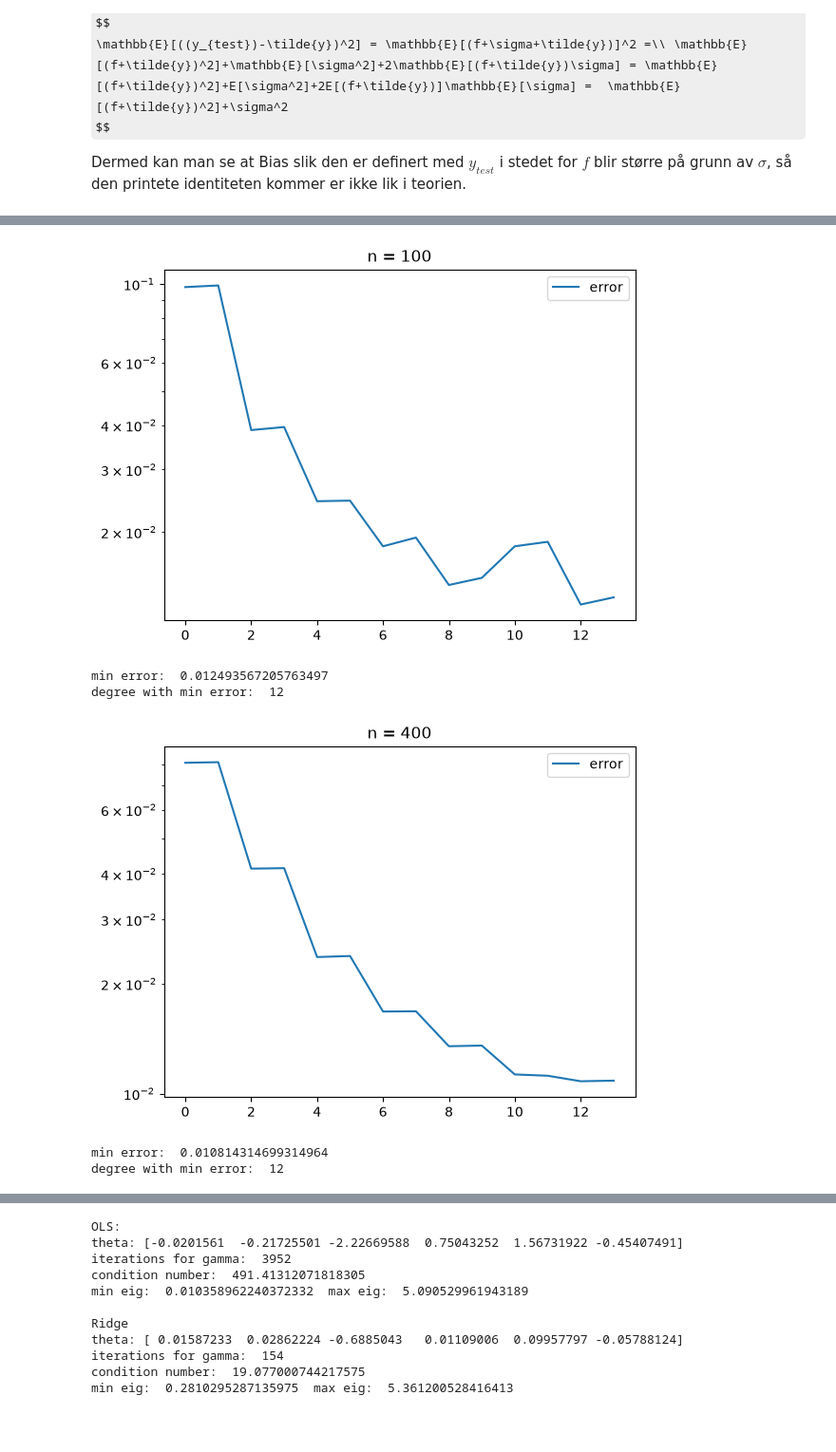
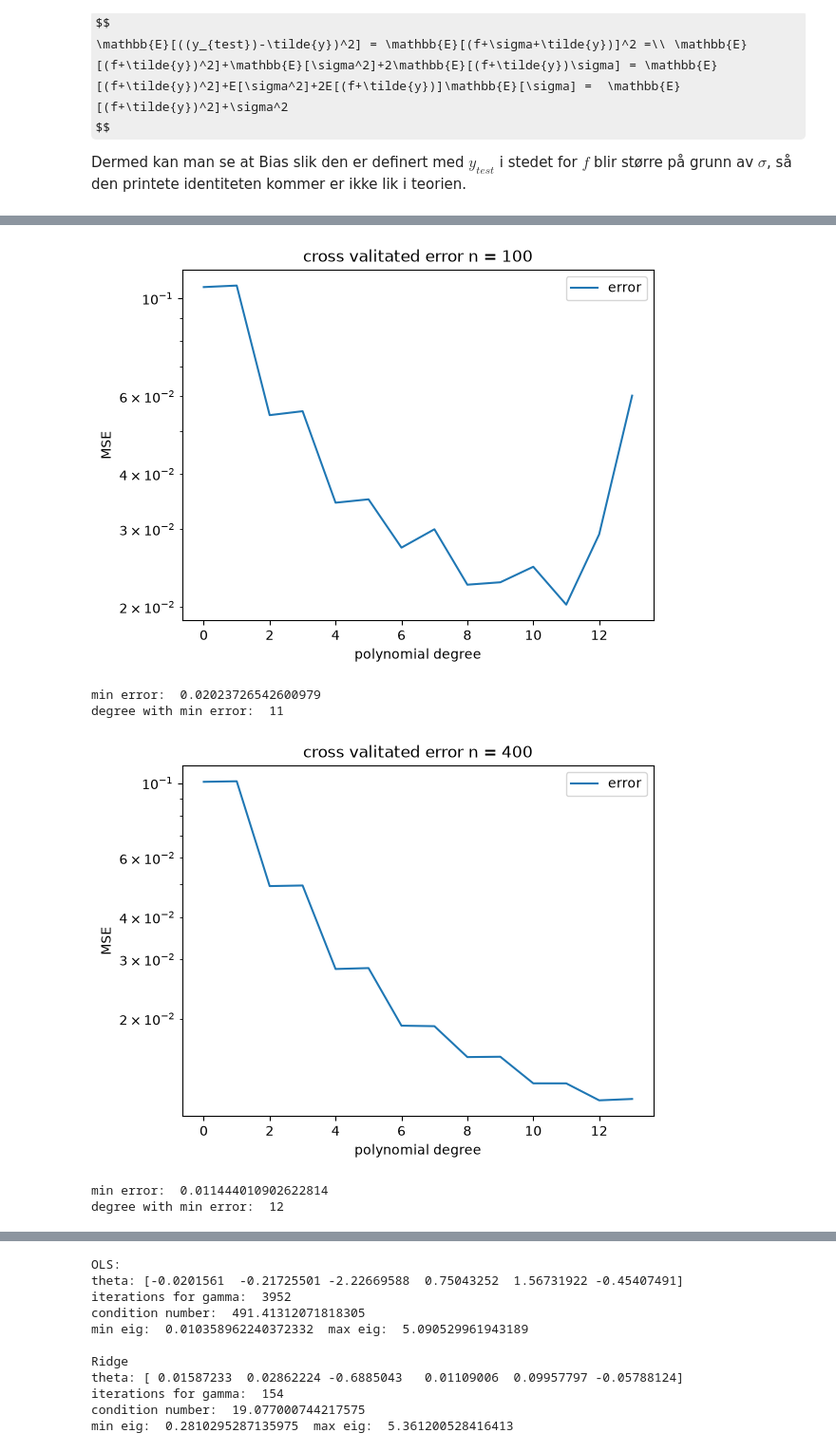
Before and after one commit to joska223/FYS-STK-4155-Prosjekt-1, a Jupyter notebook: prosjekt_1_real.ipynb, the cells around one changed output, grey strips where cells are left out. Shown at 95% size. Drawn from its saved outputs; the diff is of its cells as text; code cells hidden in the pictures; some formulas as TeX source; blank space fills up the shorter version.

```diff
--- a/prosjekt_1_real.ipynb
+++ b/prosjekt_1_real.ipynb
@@ -390,7 +390,7 @@ for n, method, method_title in zip(ns, methods, method_titles):
     variance = np.zeros(maxdegree)
 
     for deg in range(maxdegree):
-        model = make_pipeline(PolynomialFeatures(degree=deg), method)
+        model = make_pipeline(PolynomialFeatures(degree=deg), StandardScaler(), method)#<-ChatGPT hjalp med å finne StandardScaler for å normalisere data.
 
         y_pred = np.empty((len(y_test), n_bootstraps))
         for i in range(n_bootstraps):
@@ -429,47 +429,48 @@ degree with min error:  11
 #d
 from sklearn.model_selection import train_test_split, KFold, cross_val_score
 
-np.random.seed(2026)
+rng = np.random.default_rng(2026)
 ns = [100,400]
 maxdegree = 14
 splits = 10
 for n in ns:
     x = np.sort(rng.uniform(-1, 1, n))
     y = runge(x) + rng.normal(0, sigma, n)
 
     kf = KFold(n_splits = splits, shuffle = True, random_state=2026)
 
     MSE = np.zeros(maxdegree)
 
     for deg in range(maxdegree):
         mse = np.zeros(splits)
 
-        model = make_pipeline(PolynomialFeatures(degree = deg), LinearRegression(fit_intercept= False))
+        model = make_pipeline(PolynomialFeatures(degree = deg), StandardScaler(), LinearRegression(fit_intercept= False))
 
         for i, (train_idx, test_idx) in enumerate(kf.split(x)):
             y_pred = model.fit(x.reshape(-1,1)[train_idx], y[train_idx]).predict(x.reshape(-1,1)[test_idx])
             y_test = y[test_idx]
 
             mse[i] = np.mean((y_pred-y_test)**2)
 
         MSE[deg] = np.mean(mse)
 
     x_axis = np.arange(maxdegree)
     plt.yscale("log")
-    plt.title("n = "+str(n))
+    plt.title("cross valitated error n = "+str(n))
     plt.plot(x_axis, MSE)
+    plt.ylabel("MSE")
     plt.legend(["error"])
-
+    plt.xlabel("polynomial degree")
 
     plt.show()
     print("min error: ",np.min(MSE))
     print("degree with min error: ",np.argmin(MSE))
 # %% [output]
-[figure, old version]
+[figure, new version]
-min error:  0.012493567205763497
-degree with min error:  12
+min error:  0.02023726542600979
+degree with min error:  11
-[figure, old version]
+[figure, new version]
-min error:  0.010814314699314964
+min error:  0.011444010902622814
 degree with min error:  12
 # %%
 #Gradients:
```
Also changed, not shown: parts of 3 cells of this notebook.
